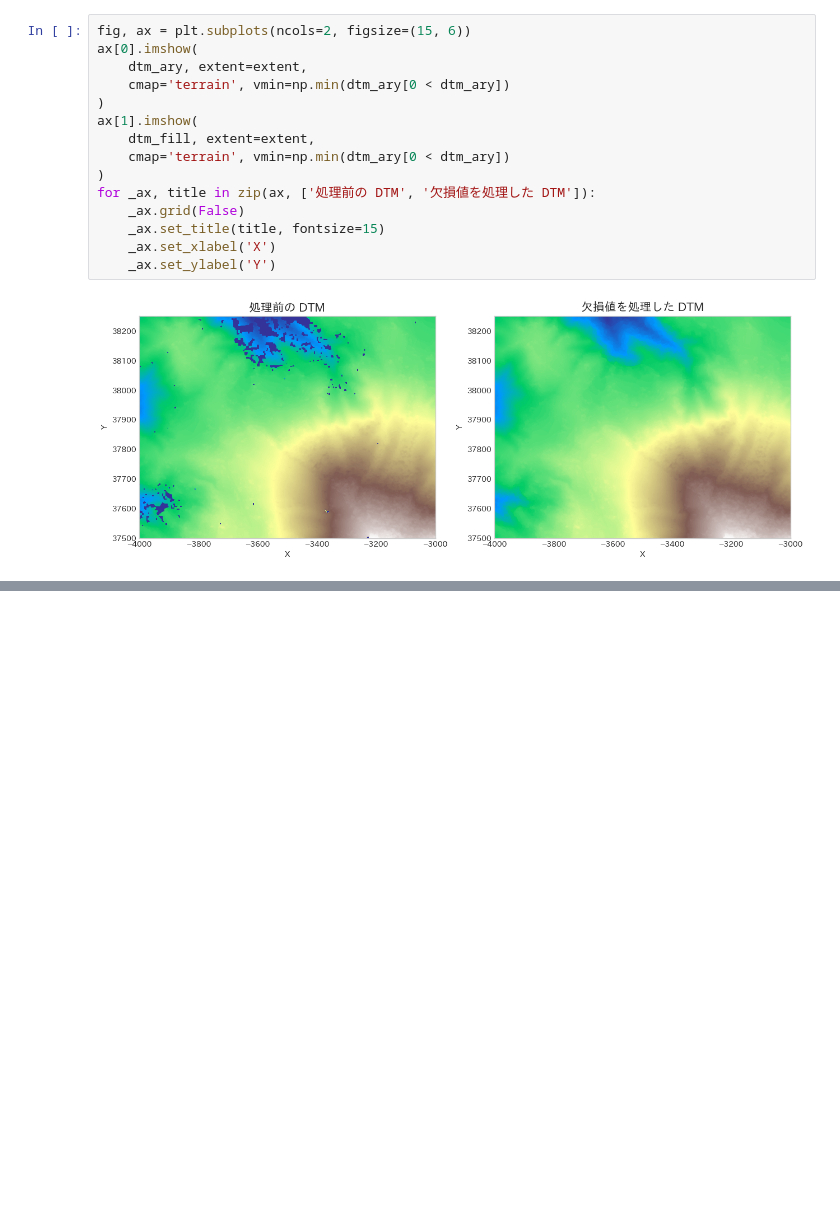
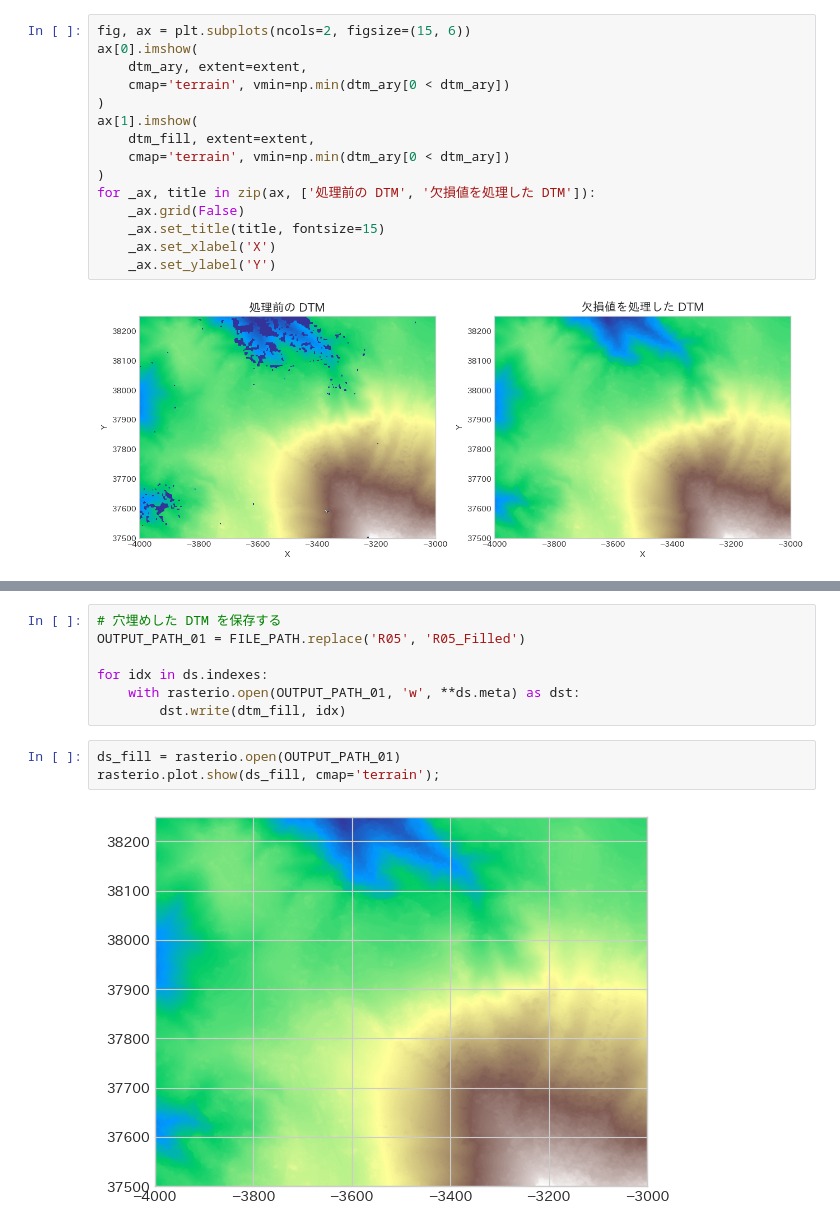
Before and after one commit to shingo405nagano/WriteZenn, a Jupyter notebook: notebooks/learn_lidar_session3_smoosing_dtm.ipynb, the cells around one changed output, grey strips where cells are left out. Cells and saved outputs as stored; diff of their text form; blank space fills up the shorter version.

```diff
--- a/notebooks/learn_lidar_session3_smoosing_dtm.ipynb
+++ b/notebooks/learn_lidar_session3_smoosing_dtm.ipynb
@@ -206,0 +257,12 @@ for _ax, title in zip(ax, ['処理前の DTM', '欠損値を処理した DTM']):
+# %%
+# 穴埋めした DTM を保存する
+OUTPUT_PATH_01 = FILE_PATH.replace('R05', 'R05_Filled')
+
+for idx in ds.indexes:
+    with rasterio.open(OUTPUT_PATH_01, 'w', **ds.meta) as dst:
+        dst.write(dtm_fill, idx)
+# %%
+ds_fill = rasterio.open(OUTPUT_PATH_01)
+rasterio.plot.show(ds_fill, cmap='terrain');
+# %% [output]
+[figure, added]
```
Also changed, not shown: parts of 10 cells of this notebook.
